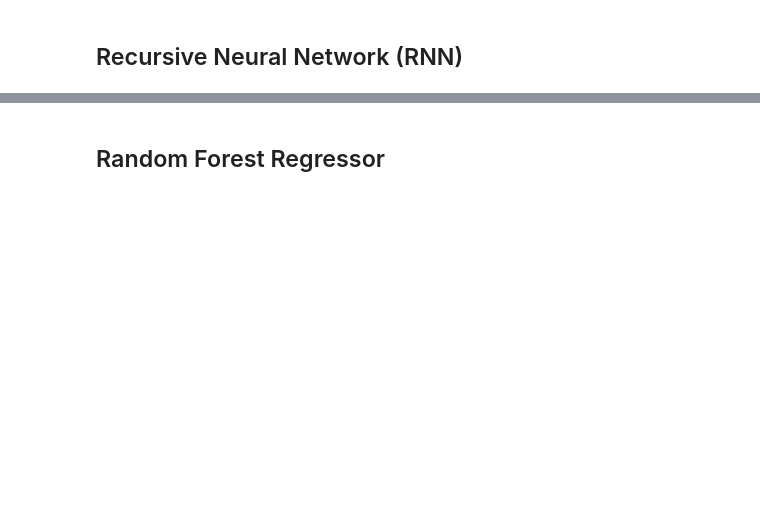
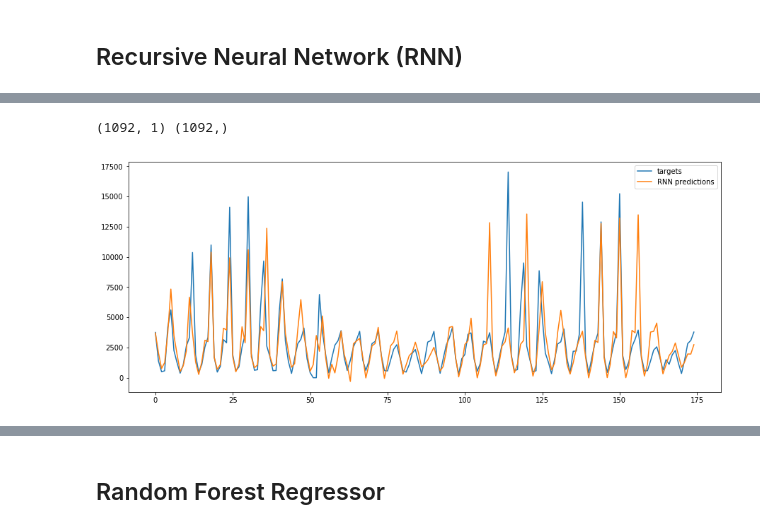
Before and after one commit to mksamelson/Yankees_Subway_Volume_2013, a Jupyter notebook: Yankee Stadium MTA Exit Volume Consolidated-2.ipynb, the cells around one changed output, grey strips where cells are left out. Saved outputs shown, nothing was run; the diff lists cells and outputs as text; code cells hidden in the pictures; blank space fills up the shorter version.

```diff
--- a/Yankee Stadium MTA Exit Volume Consolidated-2.ipynb
+++ b/Yankee Stadium MTA Exit Volume Consolidated-2.ipynb
@@ -1001,17 +1116,20 @@ targets.shape, predictions_unscaled.shape
 # %%
 # One-step forecast using true targets
 outputs = model.predict(X)
 print(outputs.shape,Y.shape)
 predictions = outputs[:,0]
 
 target_unscaled = scaler.inverse_transform(Y[917:])
 predictions_unscaled = scaler.inverse_transform(predictions[917-6:-6])
 
 plt.figure(figsize=(15,6))
 plt.plot(target_unscaled, label='targets')
 plt.plot(predictions_unscaled, label='RNN predictions')
-plt.xticks(range(0, len(X_idx_val), 12), xticks.strftime("%a %m-%d"), rotation=90,ha="left")
+#plt.xticks(range(0, len(X_idx_val), 12), xticks.strftime("%a %m-%d"), rotation=90,ha="left")
 plt.legend()
 plt.show()
+# %% [output]
+(1092, 1) (1092,)
+[figure, added]
 # %%
 len(target_unscaled), len(predictions_unscaled)
```
Also changed, not shown: parts of 34 cells of this notebook.
